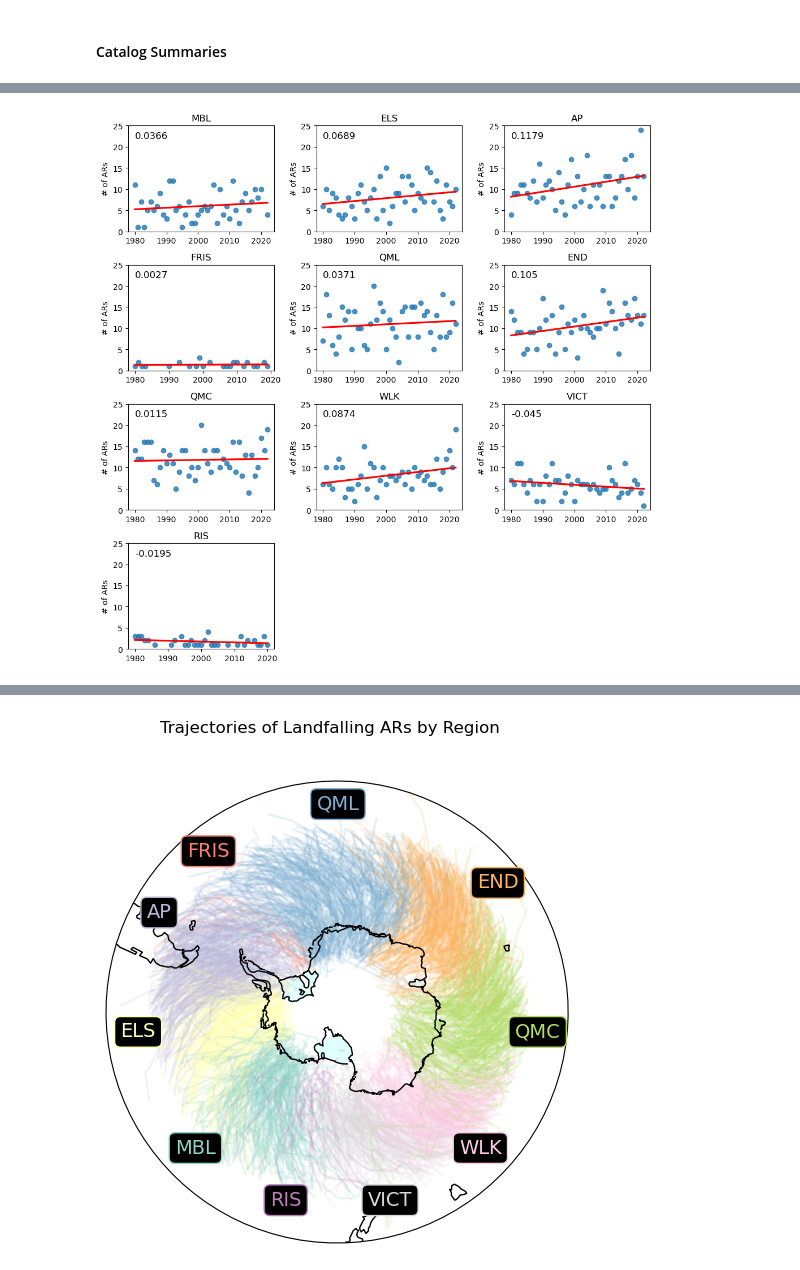
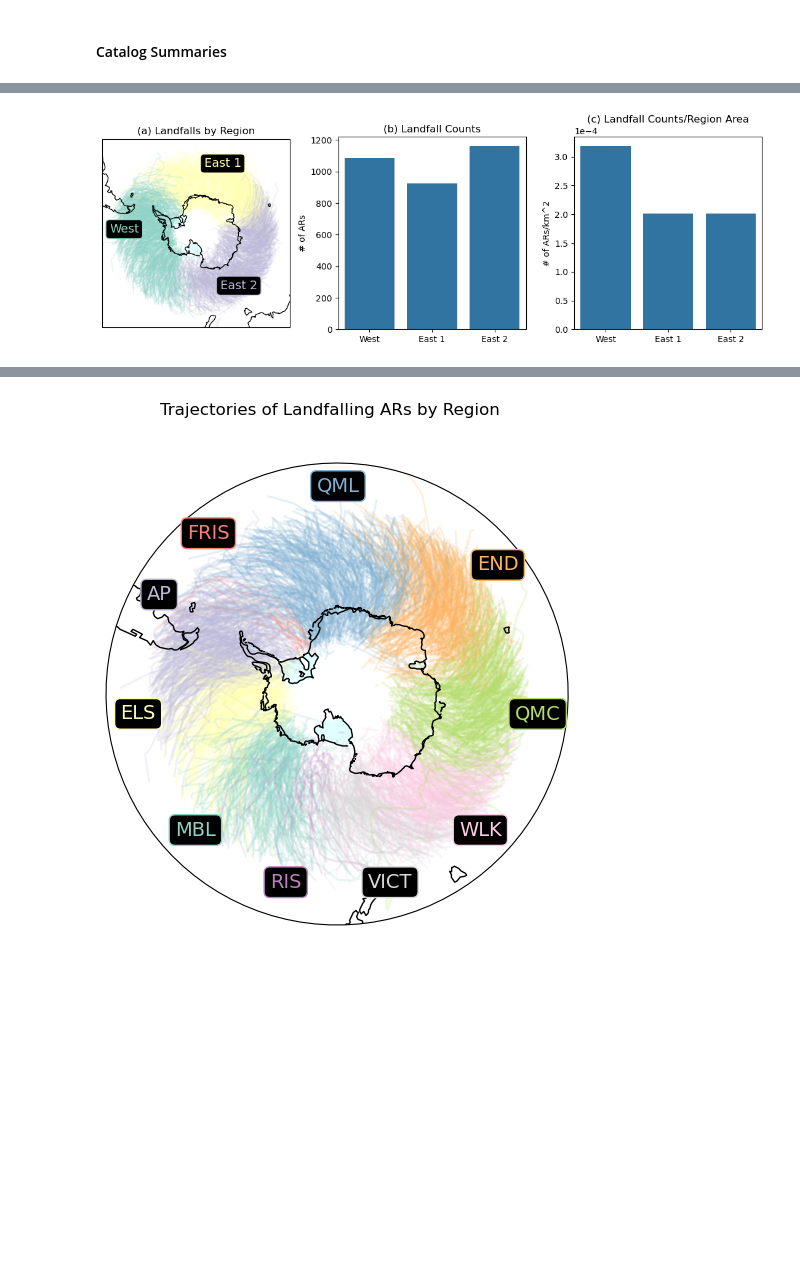
Before and after one commit to jbbutler/extreme_antarctic_ARs, a Jupyter notebook: notebooks/paper_plots.ipynb, the cells around one changed output, grey strips where cells are left out. Saved outputs shown, nothing was run; the diff lists cells and outputs as text; code cells hidden in the pictures; blank space fills up the shorter version.

```diff
--- a/notebooks/paper_plots.ipynb
+++ b/notebooks/paper_plots.ipynb
@@ -242,10 +228,3 @@ ais_mask = xr.open_dataset('/global/homes/j/jbbutler/extreme_antarctic_ARs/data/
 ais_mask = ais_mask.Zwallybasins > 0
 region_masks = find_region_masks(region_defs, ais_mask)
 region_masks_coarser = find_region_masks(region_defs_coarser, ais_mask)
-# %%
-cell_areas = xr.open_dataset('/global/homes/j/jbbutler/extreme_antarctic_ARs/data/area/MERRA2_gridarea.nc')
-cell_areas = cell_areas.cell_area
-region_areas = {}
-
-for region, mask in region_masks.items():
-    region_areas[region] = mask.dot(cell_areas).values/(10**6)
@@ -342,28 +238,53 @@ ax.set_boundary(circle, transform=ax.transAxes)
+# %%
+fig = plt.figure(figsize=(11,4))
+ax1 = plt.subplot(131, projection=ccrs.Stereographic(central_longitude=0., central_latitude=-90.))
+
+for index, row in landfalling_catalog.iterrows():
+    trajectory = row.trajectory
+    ax1.plot(trajectory.avg_lon, trajectory.avg_lat, transform=ccrs.Geodetic(), color=color_mapping_coarser[row.coarser_region], alpha=0.2)
+
+for label in region_defs_coarser.keys():
+    if label == 'East 2':
+        ax1.text((region_defs_coarser[label][0] + region_defs_coarser[label][1])/2 + 180, -53, label, fontsize=14, horizontalalignment='center', bbox=dict(facecolor='black', edgecolor=color_mapping_coarser[label], boxstyle='round'), transform=ccrs.PlateCarree(), color=color_mapping_coarser[label], zorder=40)
+    else:
+        ax1.text((region_defs_coarser[label][0] + region_defs_coarser[label][1])/2, -53, label, fontsize=14, horizontalalignment='center', bbox=dict(facecolor='black', edgecolor=color_mapping_coarser[label], boxstyle='round'), transform=ccrs.PlateCarree(), color=color_mapping_coarser[label], zorder=40)
+
+
+
+ice_shelf_poly = cfeature.NaturalEarthFeature('physical', 'antarctic_ice_shelves_polys', '50m',edgecolor='none',facecolor='lightcyan') # 10m, 50m, 110m
+ax1.add_feature(ice_shelf_poly,linewidth=3)
+ice_shelf_line = cfeature.NaturalEarthFeature('physical', 'antarctic_ice_shelves_lines', '50m',edgecolor='black',facecolor='none') # 10m, 50m, 110m
+ax1.add_feature(ice_shelf_line,linewidth=1,zorder=13)
+ax1.coastlines(resolution='110m',linewidth=1,zorder=32)
+ax1.set_extent([-180,180,-90,-42], ccrs.PlateCarree())
+ax1.set_title('(a) Landfalls by Region')
+ax1.grid(True, linestyle='--', color='gray', alpha=0.5)
+
+
+# Map extent
+#ax.gridlines(alpha=0.5, zorder=33)
+#fig.savefig(str(home_dir) + '/plots/paper_plots/regional_trajectory_map.png', dpi=100)
+ax2 = plt.subplot(132)
+sns.countplot(landfalling_catalog, x='coarser_region', ax=ax2, order=['West', 'East 1', 'East 2'])
+ax2.set_title('(b) Landfall Counts')
+ax2.set_ylabel('# of ARs')
+ax2.set_xlabel('')
+
+ax3 = plt.subplot(133)
+region_df = landfalling_catalog.groupby('coarser_region').size()
+region_df = pd.concat([region_df.rename('count'), pd.Series(region_areas).rename('area')], axis=1, names=['coarser_region', 'area'])
+region_df['storms_per_area'] = region_df['count']/region_df['area']
+sns.barplot(data=region_df, x=region_df.index, y='storms_per_area', ax=ax3, order=['West', 'East 1', 'East 2'])
+ax3.set_title('(c) Landfall Counts/Region Area')
+ax3.ticklabel_format(style='sci', axis='y', scilimits=(0, 0))
+ax3.set_ylabel('# of ARs/km^2')
+ax3.set_xlabel('')
+
+fig.tight_layout(pad=1)
+fig.savefig(str(home_dir) + '/plots/paper_plots/regional_counts.png', dpi=100)
+# %% [output]
+[figure, added]
 # %%
 years = landfalling_catalog.start_date.dt.year
 landfalling_catalog['landfalling_year'] = years
 year_df = landfalling_catalog.groupby('landfalling_year', as_index=False).size()
-# %%
-year_df = landfalling_catalog.groupby(['landfalling_year', 'region'], as_index=False).size()
-fig, axs = plt.subplots(nrows=4, ncols=3, figsize=(10,10))
-coord = 0
-for label in region_masks.keys():
-    cur_ax =axs[coord//3, coord%3]
-    year_region_df = year_df[year_df.region == label]
-    sns.regplot(data=year_region_df, x='landfalling_year', y='size', ci=None, line_kws={"color": "red"}, ax=cur_ax)
-    text = round(stats.linregress(year_region_df.landfalling_year, year_region_df['size'])[0], 4)
-    cur_ax.set_title(label)
-    cur_ax.set_ylim([0, 25])
-    cur_ax.text(1980, 22, s=text, fontsize=12)
-    cur_ax.set_xlabel('')
-    cur_ax.set_ylabel('# of ARs')
-
-    coord += 1
-
-axs[3,1].remove()
-axs[3,2].remove()
-fig.tight_layout()
-
-fig.savefig(str(home_dir) + '/plots/paper_plots/regional_count_trends.png', dpi=100)
-# %% [output]
-[figure, removed]
```
Also changed, not shown: parts of 13 cells of this notebook, 8 other files.
